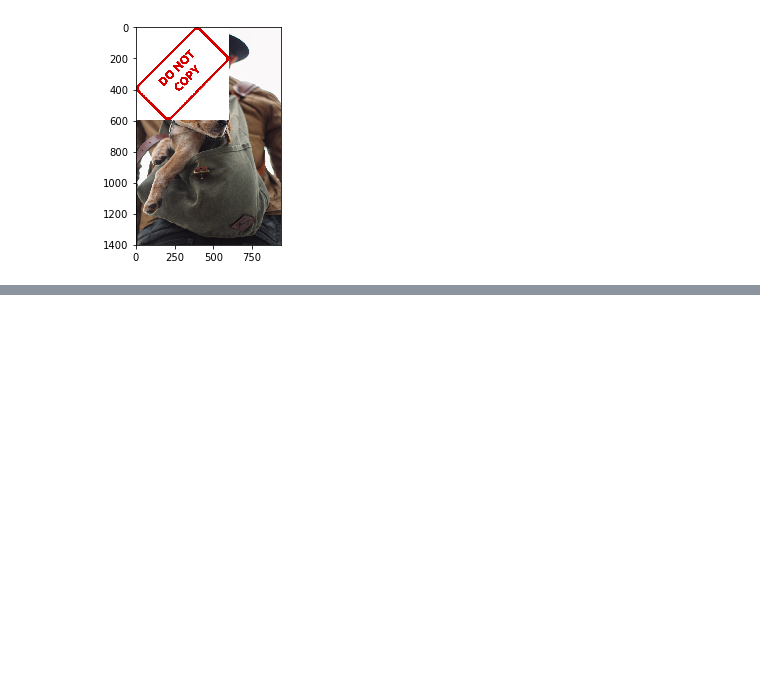
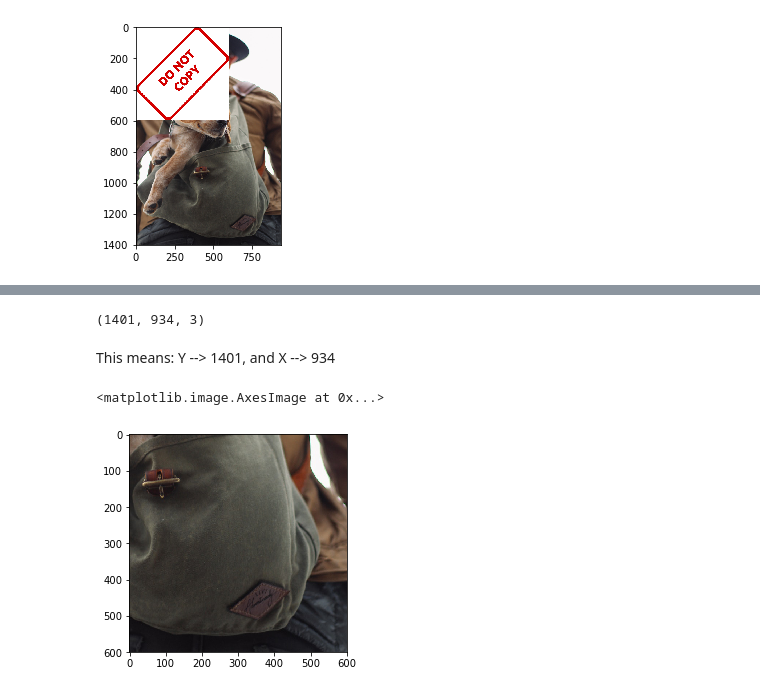
Before and after one commit to ujjwaltyagi2000/computer-vision-basics, a Jupyter notebook: image-processing-basics/blending-pasting-images.ipynb, the cells around one changed output, grey strips where cells are left out. Drawn from its saved outputs; the diff is of its cells as text; code cells hidden in the pictures; blank space fills up the shorter version.

Commit message:
blending images of different sizes performed

```diff
--- a/image-processing-basics/blending-pasting-images.ipynb
+++ b/image-processing-basics/blending-pasting-images.ipynb
@@ -107,0 +115,2 @@ plt.imshow(large_img)
+# %%
+small_img= cv2.resize(small_img,(600,600))
@@ -107,0 +126,18 @@ plt.imshow(large_img)
+# %%
+large_img.shape
+# %% [output]
+(1401, 934, 3)
+# %% [markdown]
+This means: Y --> 1401, and X --> 934
+# %%
+rows,cols,channels=small_img.shape
+# %%
+x_offset = 934 - cols #start point of x
+y_offset = 1401 - rows #start point of y
+# %%
+roi = large_img[y_offset:1401, x_offset:943] #region of interest
+# %%
+plt.imshow(roi)
+# %% [output]
+<matplotlib.image.AxesImage at 0x...>
+[figure, added]
```
Also changed, not shown: parts of 23 cells of this notebook.
